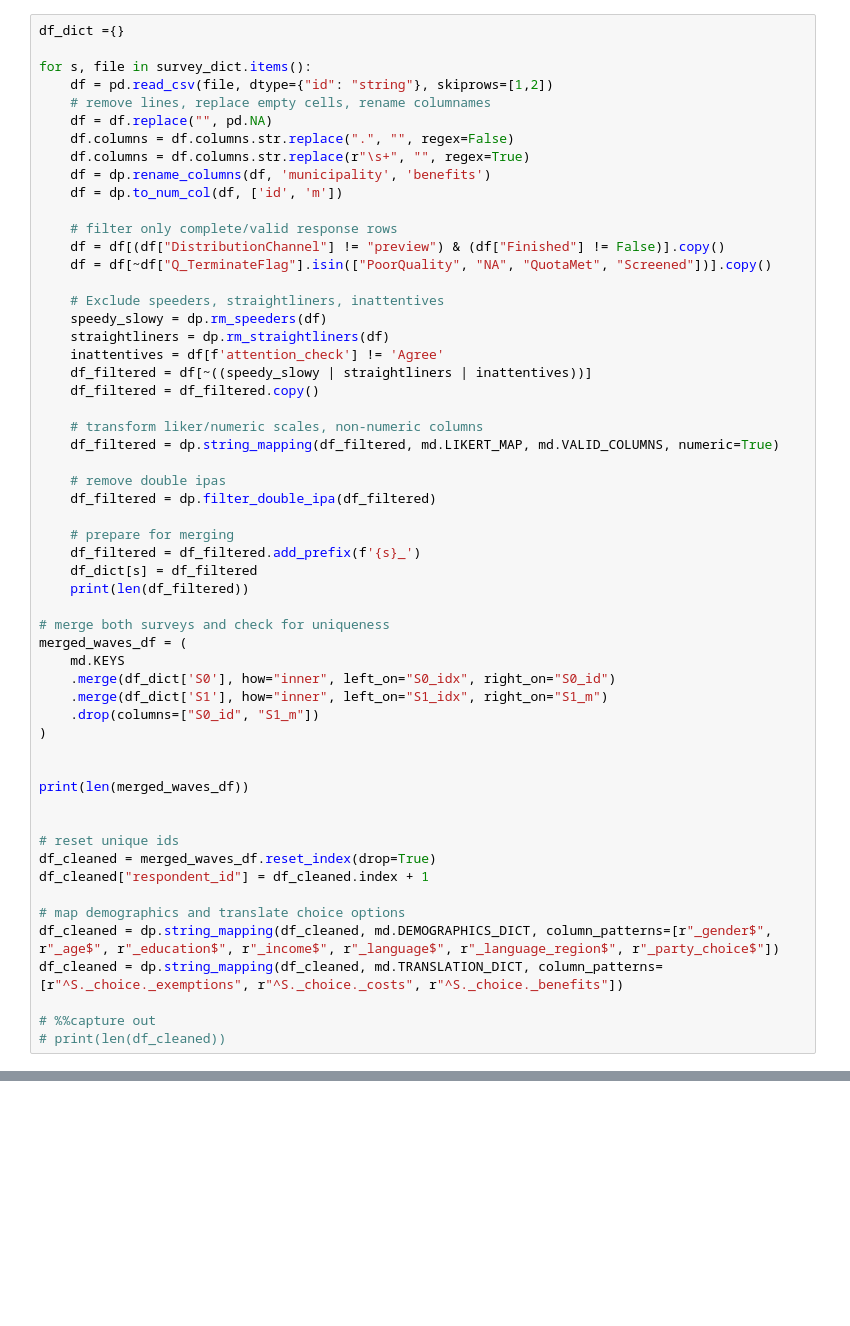
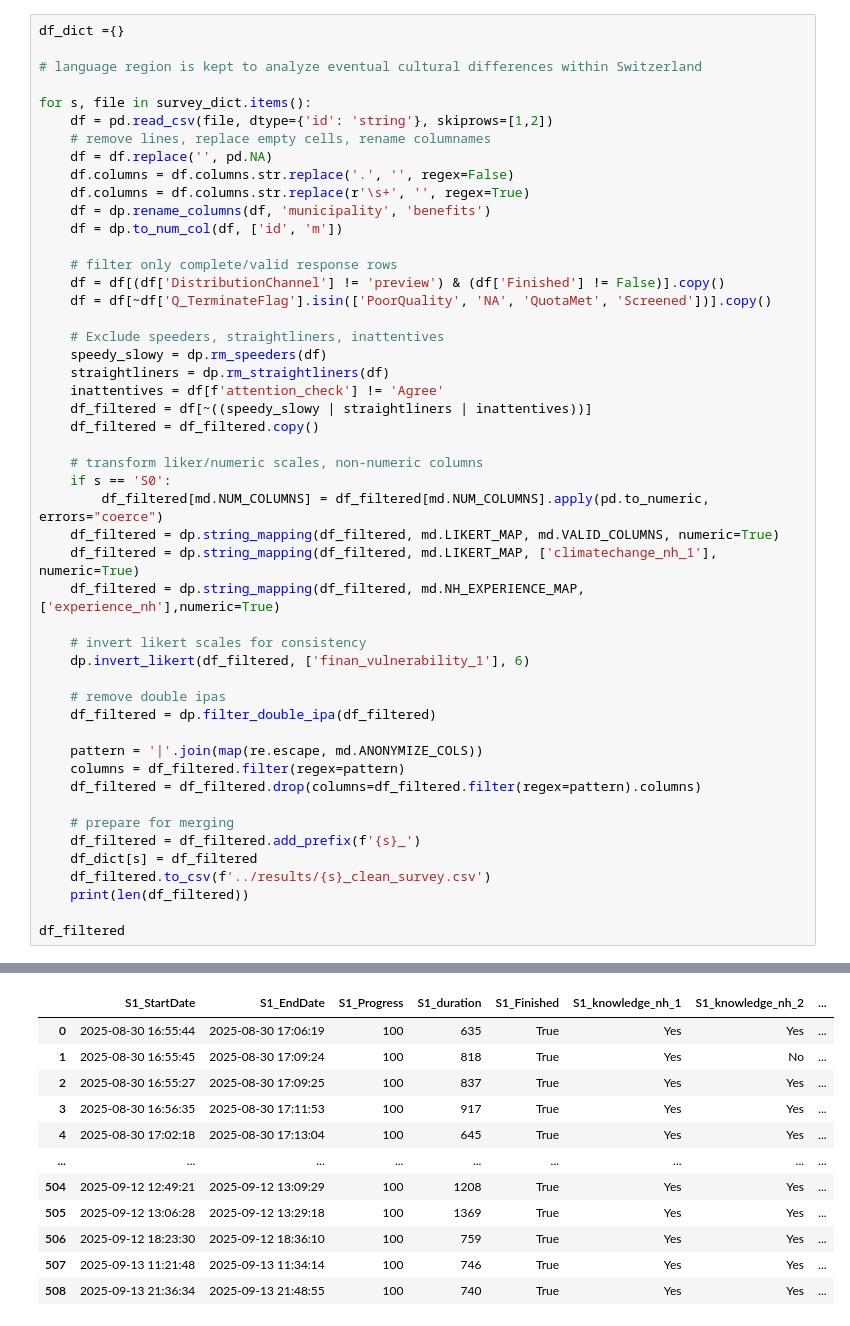
Before and after one commit to matalie/natural-hazard-solidarity, a Jupyter notebook: prepare_data.ipynb, the cells around one changed output, grey strips where cells are left out. Saved outputs shown, nothing was run; the diff lists cells and outputs as text; blank space fills up the shorter version.

```diff
--- a/prepare_data.ipynb
+++ b/prepare_data.ipynb
@@ -33,18 +39,20 @@ Loop through the dictionary and apply filtering and cleansing and type conversio
 # %%
 df_dict ={}
 
+# language region is kept to analyze eventual cultural differences within Switzerland
+
 for s, file in survey_dict.items():
-    df = pd.read_csv(file, dtype={"id": "string"}, skiprows=[1,2])
+    df = pd.read_csv(file, dtype={'id': 'string'}, skiprows=[1,2])
     # remove lines, replace empty cells, rename columnames
-    df = df.replace("", pd.NA)
-    df.columns = df.columns.str.replace(".", "", regex=False)
-    df.columns = df.columns.str.replace(r"\s+", "", regex=True)
+    df = df.replace('', pd.NA)
+    df.columns = df.columns.str.replace('.', '', regex=False)
+    df.columns = df.columns.str.replace(r'\s+', '', regex=True)
     df = dp.rename_columns(df, 'municipality', 'benefits')
     df = dp.to_num_col(df, ['id', 'm'])
 
     # filter only complete/valid response rows
-    df = df[(df["DistributionChannel"] != "preview") & (df["Finished"] != False)].copy()
-    df = df[~df["Q_TerminateFlag"].isin(["PoorQuality", "NA", "QuotaMet", "Screened"])].copy()
+    df = df[(df['DistributionChannel'] != 'preview') & (df['Finished'] != False)].copy()
+    df = df[~df['Q_TerminateFlag'].isin(['PoorQuality', 'NA', 'QuotaMet', 'Screened'])].copy()
 
     # Exclude speeders, straightliners, inattentives
     speedy_slowy = dp.rm_speeders(df)
@@ -54,36 +62,27 @@ for s, file in survey_dict.items():
     df_filtered = df_filtered.copy()
 
     # transform liker/numeric scales, non-numeric columns
+    if s == 'S0':
+        df_filtered[md.NUM_COLUMNS] = df_filtered[md.NUM_COLUMNS].apply(pd.to_numeric, errors="coerce")
     df_filtered = dp.string_mapping(df_filtered, md.LIKERT_MAP, md.VALID_COLUMNS, numeric=True)
+    df_filtered = dp.string_mapping(df_filtered, md.LIKERT_MAP, ['climatechange_nh_1'], numeric=True)
+    df_filtered = dp.string_mapping(df_filtered, md.NH_EXPERIENCE_MAP,['experience_nh'],numeric=True)
+
+    # invert likert scales for consistency
+    dp.invert_likert(df_filtered, ['finan_vulnerability_1'], 6)
 
     # remove double ipas
     df_filtered = dp.filter_double_ipa(df_filtered)
 
+    pattern = '|'.join(map(re.escape, md.ANONYMIZE_COLS))
+    columns = df_filtered.filter(regex=pattern)
+    df_filtered = df_filtered.drop(columns=df_filtered.filter(regex=pattern).columns)
+
     # prepare for merging
     df_filtered = df_filtered.add_prefix(f'{s}_')
     df_dict[s] = df_filtered
+    df_filtered.to_csv(f'../results/{s}_clean_survey.csv')
     print(len(df_filtered))
 
-# merge both surveys and check for uniqueness
-merged_waves_df = (
-    md.KEYS
-    .merge(df_dict['S0'], how="inner", left_on="S0_idx", right_on="S0_id")
-    .merge(df_dict['S1'], how="inner", left_on="S1_idx", right_on="S1_m")
-    .drop(columns=["S0_id", "S1_m"])
-)
-
-
-print(len(merged_waves_df))
-
-
-# reset unique ids
-df_cleaned = merged_waves_df.reset_index(drop=True)
-df_cleaned["respondent_id"] = df_cleaned.index + 1
-
-# map demographics and translate choice options
-df_cleaned = dp.string_mapping(df_cleaned, md.DEMOGRAPHICS_DICT, column_patterns=[r"_gender$", r"_age$", r"_education$", r"_income$", r"_language$", r"_language_region$", r"_party_choice$"])
-df_cleaned = dp.string_mapping(df_cleaned, md.TRANSLATION_DICT, column_patterns=[r"^S._choice._exemptions", r"^S._choice._costs", r"^S._choice._benefits"])
-
-# %%capture out
-# print(len(df_cleaned))
+df_filtered
 # %% [output]
@@ -96,0 +95,12 @@ min  288  max  10870
+|  | S1_StartDate | S1_EndDate | S1_Progress | S1_duration | S1_Finished | S1_knowledge_nh_1 | S1_knowledge_nh_2 | ... |
+| 0 | 2025-08-30 16:55:44 | 2025-08-30 17:06:19 | 100 | 635 | True | Yes | Yes | ... |
+| 1 | 2025-08-30 16:55:45 | 2025-08-30 17:09:24 | 100 | 818 | True | Yes | No | ... |
+| 2 | 2025-08-30 16:55:27 | 2025-08-30 17:09:25 | 100 | 837 | True | Yes | Yes | ... |
+| 3 | 2025-08-30 16:56:35 | 2025-08-30 17:11:53 | 100 | 917 | True | Yes | Yes | ... |
+| 4 | 2025-08-30 17:02:18 | 2025-08-30 17:13:04 | 100 | 645 | True | Yes | Yes | ... |
+| ... | ... | ... | ... | ... | ... | ... | ... | ... |
+| 504 | 2025-09-12 12:49:21 | 2025-09-12 13:09:29 | 100 | 1208 | True | Yes | Yes | ... |
+| 505 | 2025-09-12 13:06:28 | 2025-09-12 13:29:18 | 100 | 1369 | True | Yes | Yes | ... |
+| 506 | 2025-09-12 18:23:30 | 2025-09-12 18:36:10 | 100 | 759 | True | Yes | Yes | ... |
+| 507 | 2025-09-13 11:21:48 | 2025-09-13 11:34:14 | 100 | 746 | True | Yes | Yes | ... |
+| 508 | 2025-09-13 21:36:34 | 2025-09-13 21:48:55 | 100 | 740 | True | Yes | Yes | ... |
```
Also changed, not shown: parts of 23 cells of this notebook, 10 other files.
